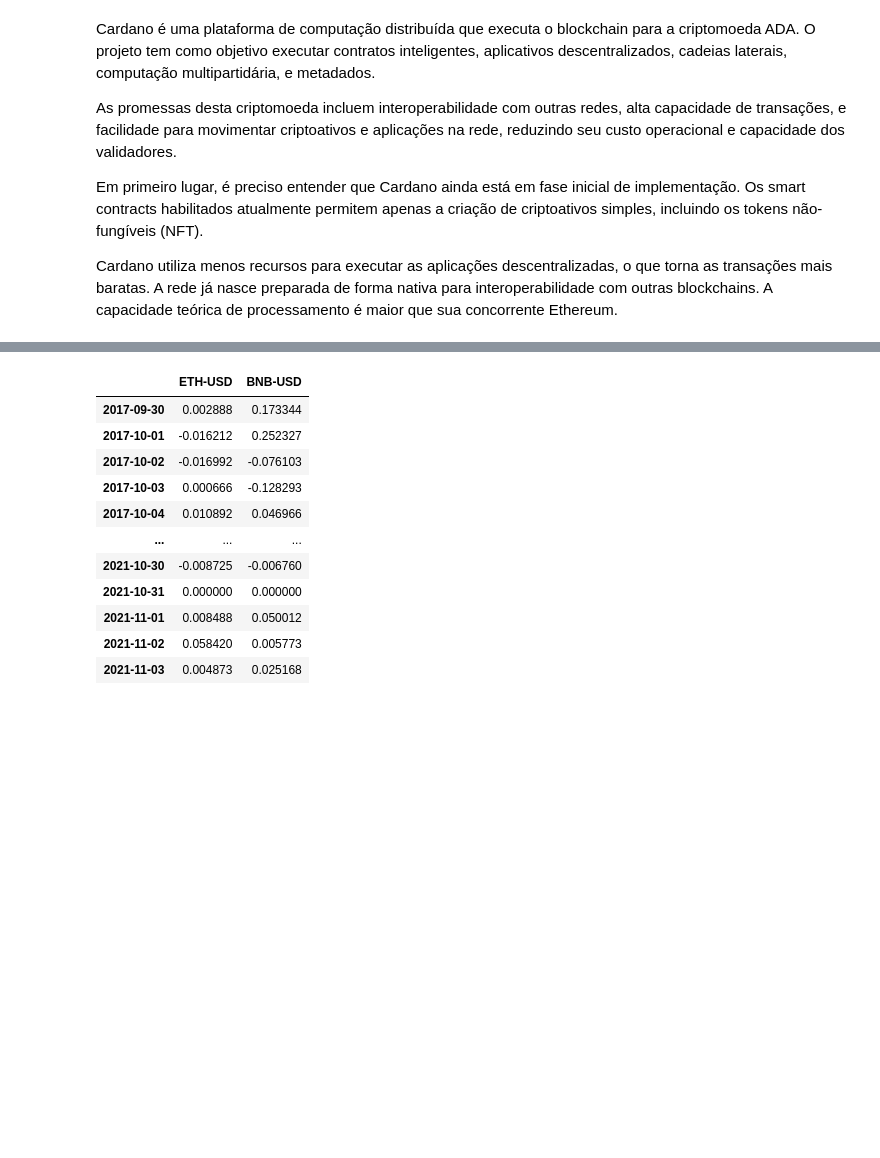
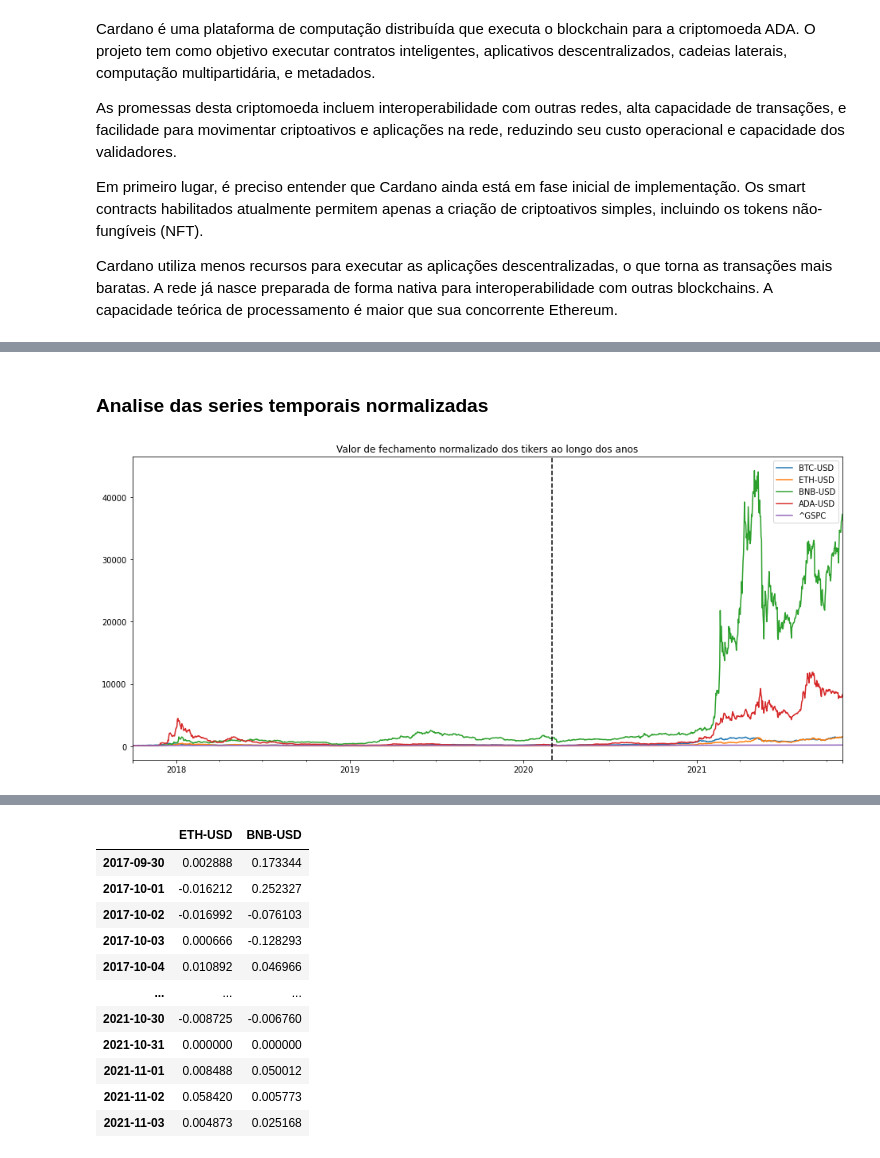
Before and after one commit to alexfrederico/CryptocurrencyFinancialAnalysis, a Jupyter notebook: Cryptocurrency financial analysis.ipynb, the cells around one changed output, grey strips where cells are left out. Saved outputs shown, nothing was run; the diff lists cells and outputs as text; code cells hidden in the pictures; blank space fills up the shorter version.

```diff
--- a/Cryptocurrency financial analysis.ipynb
+++ b/Cryptocurrency financial analysis.ipynb
@@ -333,0 +318,9 @@ print(str(round(non_diversifiable_risk*100,2))+'%')
+# %% [markdown]
+### Analise das series temporais normalizadas
+# %%
+(adj_close / adj_close.iloc[0] * 100).plot(figsize = (16,7))
+plt.axvline(x='2020-03-01', color='black', linestyle='--')
+plt.title('Valor de fechamento normalizado dos tikers ao longo dos anos')
+plt.show()
+# %% [output]
+[figure, added]
```
Also changed, not shown: parts of 75 cells of this notebook.
